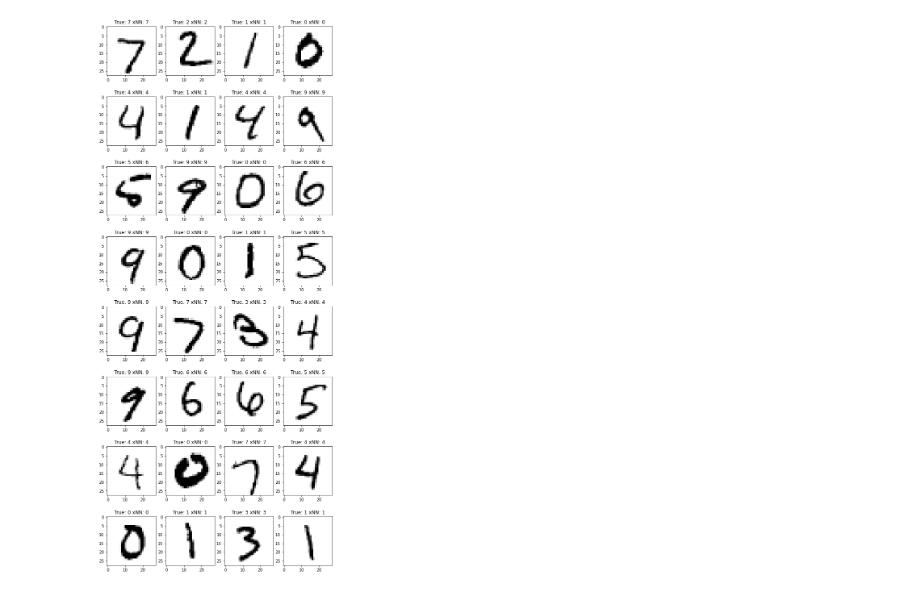
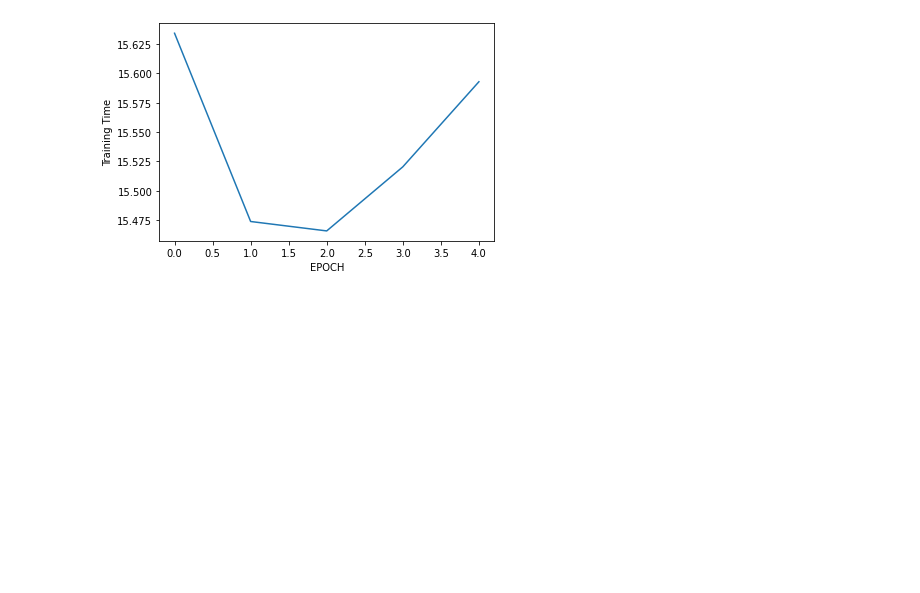
Before and after one commit to likarajo/mnist_digits, a Jupyter notebook: nn.ipynb, the cells around one changed output. Saved outputs shown, nothing was run; the diff lists cells and outputs as text; code cells hidden in the pictures; blank space fills up the shorter version.

```diff
--- a/nn.ipynb
+++ b/nn.ipynb
@@ -32,6 +30,10 @@
 # Hidden layer 2: 100 nodes
 # Output layer: Reducing to a total of 10 nodes, so that we can evaluate the nodes against the label.
 # This label is received in the form of an array with 10 elements, where one of the elements is 1, while the rest is 0.
+#
+# Plot Training loss per epoch
+# Plot Test accuracy per epoch
+# Plot Training time per epoch
 #
 #
 ################################################################################
@@ -181,9 +183,9 @@ def delta_cross_entropy(X,y):
 
 # Config and hyper parameters
 
-LAYERS_CONFIG = [784, 50, 20, 10]
+LAYERS_CONFIG = [784, 1000, 100, 10]
 LEARNING_RATE = 0.001
-NUM_EPOCHS = 10
+NUM_EPOCHS = 5
 
 # Modeling
 
@@ -223,6 +225,7 @@ print("Training started...")
 
 train_loss_list = []
 test_acc_list = []
+train_time_list = []
 
 start_time = time.time()
 
@@ -253,39 +256,36 @@ for epoch in range(NUM_EPOCHS):
     # back-propagation
 
     # output layer loss and derivatives
-    dcost_dz3 = output - one_hot_labels[i]
-    dz3_dw3 = a2
-    dcost_w3 = np.dot(dz3_dw3.T, dcost_dz3)
-    dcost_b3 = dcost_dz3
+    loss_z3 = output - one_hot_labels[i]
+    z3_w3 = a2
+    d_w3 = np.dot(z3_w3.T, loss_z3)
+    d_b3 = loss_z3
     # hidden layer 2 derivatives
-    dz3_da2 = w3
-    dcost_da2 = np.dot(dcost_dz3 , dz3_da2.T)
-    da2_dz2 = relu(z2, derivative=True)
-    dz2_dw2 = a1
-    dcost_w2 = np.dot(dz2_dw2.T, da2_dz2 * dcost_da2)
-    dcost_b2 = dcost_da2 * da2_dz2
+    z3_a2 = w3
+    loss_a2 = np.dot(loss_z3 , z3_a2.T)
+    a2_z2 = relu(z2, derivative=True)
+    z2_w2 = a1
+    d_w2 = np.dot(z2_w2.T, a2_z2 * loss_a2)
+    d_b2 = loss_a2 * a2_z2
     # hidden layer 1 derivatives
-    dcost_dz2 = dcost_da2*da2_dz2
-    dz2_da1 = w2
-    dcost_da1 = np.dot(dcost_dz2 , dz2_da1.T)
+    loss_z2 = loss_a2*a2_z2
+    z2_a1 = w2
+    loss_a1 = np.dot(loss_z2 , z2_a1.T)
     da1_dz1 = relu(z1, derivative=True)
-    dz1_dw1 = temp_input
-    dcost_w1 = np.dot(dz1_dw1.T, da1_dz1 * dcost_da1)
-    dcost_b1 = dcost_da1 * da1_dz1
+    z1_w1 = temp_input
+    d_w1 = np.dot(z1_w1.T, da1_dz1 * loss_a1)
+    d_b1 = loss_a1 * da1_dz1
 
     # weights updates
     lr = LEARNING_RATE
-    w1 -= lr * dcost_w1
-    b1 -= lr * dcost_b1.sum(axis=0)
-    w2 -= lr * dcost_w2
-    b2 -= lr * dcost_b2.sum(axis=0)
-    w3 -= lr * dcost_w3
-    b3 -= lr * dcost_b3.sum(axis=0)
+    w1 -= lr * d_w1
+    b1 -= lr * d_b1.sum(axis=0)
+    w2 -= lr * d_w2
+    b2 -= lr * d_b2.sum(axis=0)
+    w3 -= lr * d_w3
+    b3 -= lr * d_b3.sum(axis=0)
 
     loss = np.sum(-one_hot_labels[i] * np.log(output))
-    # if(i%200 == 0):
-    #   print(output)
-    #   print("Cost is:", loss)
 
   train_loss_list.append(loss)
 
@@ -315,7 +315,10 @@ for epoch in range(NUM_EPOCHS):
   acc = correct/len(test_data)
   test_acc_list.append(acc)
 
-  print('Epoch: {} Time: {:.2f}s Train Loss: {:.6f} Test Acc: {:.6f}'.format(epoch+1, time.time()-s, loss, acc))
+  t_time = time.time()-s
+  train_time_list.append(t_time)
+
+  print('Epoch: {} Time: {:.2f}s Train Loss: {:.4f} Test Acc: {:.4f}'.format(epoch+1, t_time, loss, acc*100))
 
 time_taken = time.time()-start_time
 
@@ -323,11 +326,8 @@ time_taken = time.time()-start_time
 # Testing (with w and b)
 
 predicted_label_list = []
-test_label=[0] * 10
-test_count=[0] * 10
+correct = 0
 for i, val in enumerate(test_data):
-  label = test_labels[i]
-  test_label[label] += 1
 
   # forward pass
 
@@ -348,16 +348,10 @@ for i, val in enumerate(test_data):
   predicted_label_list.append(np.argmax(output))
 
   if(np.argmax(output) == test_labels[i]):
-    k = test_labels[i]
-    test_count[k] += 1
+    correct += 1
 
-sum=0
-sum2 = 0
-for i in range(0,10):
-  sum = sum + test_count[i]
-  sum2= sum2 + test_label[i]
-acc = (sum/sum2)*100
-print("Total accuracy is {0:.2f}%".format(acc))
+acc = correct/len(test_data)
+print("Total accuracy is {0:.4f}%".format(acc*100))
 
 # plot of train loss per epoch
 plt.plot(list(range(0,NUM_EPOCHS)), train_loss_list)
@@ -375,6 +369,12 @@ plt.show()
 # total time
 print('Training Time Taken: ', time_taken)
 
+# plot of train time per epoch
+plt.plot(list(range(0,NUM_EPOCHS)), train_time_list)
+plt.xlabel('EPOCH')
+plt.ylabel('Training Time')
+plt.show()
+
 # example display
 # replace the xNN predicted label with the label predicted by the network
 fig = plt.figure(figsize=(DISPLAY_COL_IN, DISPLAY_ROW_IN))
@@ -411 +406 @@ Training Time Taken:  290.9107012748718
-[figure, old version]
+[figure, new version]
```
Also changed, not shown: parts of 2 cells of this notebook, 5 other files.
